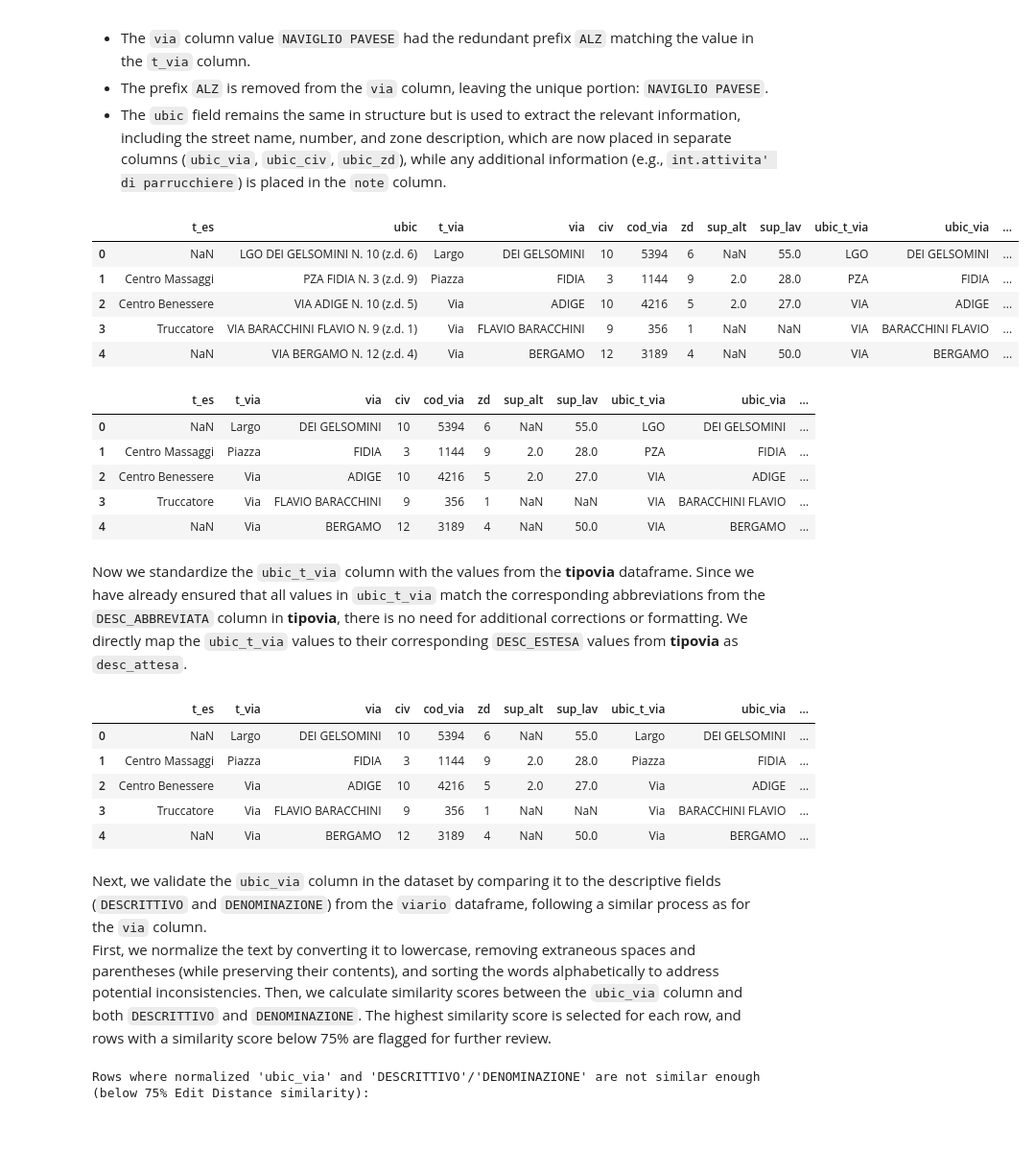
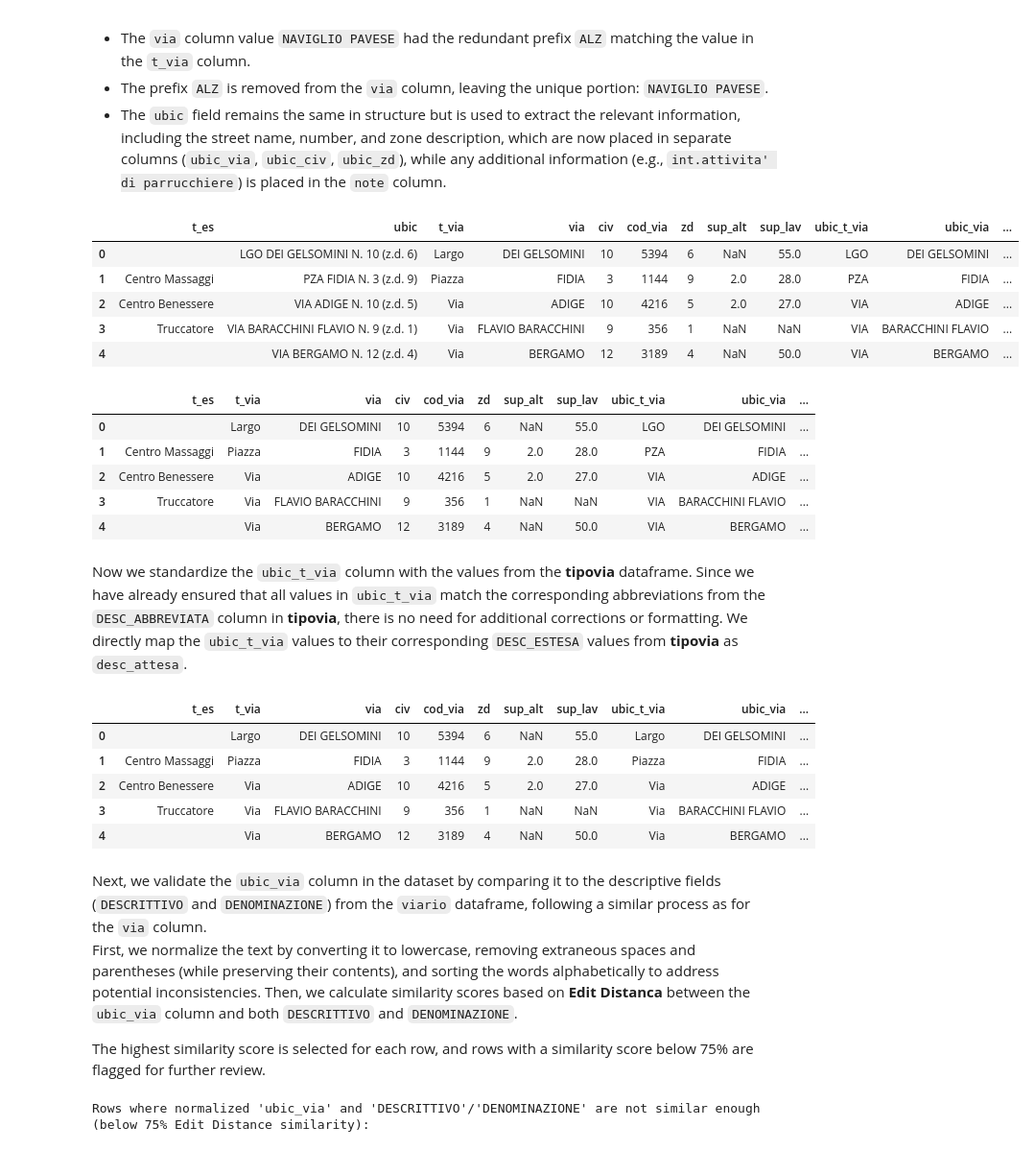
Before and after one commit to madratak/Milan_Services_2012, a Jupyter notebook: notebooks/02-cleaning.ipynb, the cells around one changed output. Shown at 96% size. Cells and saved outputs as stored; diff of their text form; code cells hidden in the pictures.

```diff
--- a/notebooks/02-cleaning.ipynb
+++ b/notebooks/02-cleaning.ipynb
@@ -45,6 +45,7 @@ from scipy.spatial.distance import jaccard
 pd.set_option('display.max_colwidth', None)
 # %%
 SERVICES = pd.read_csv('/kaggle/working/DIQ_Project2024/data/raw/Comune-di-Milano-Servizi-alla-persona-parrucchieri-estetisti.csv',sep=';',encoding='unicode_escape')
+SERVICES["Codice via"] = SERVICES["Codice via"].fillna("").astype(str)
 SERVICES.head()
 # %% [output]
 |  | Tipo esercizio pa | Ubicazione | Tipo via | Via | Civico | Codice via | ZD | Prevalente | ... |
@@ -58,11 +59,17 @@ SERVICES.head()
 During the data cleaning stage, external are used to fix irregular values, among these we have
 # %%
 viario = pd.read_csv('/kaggle/working/DIQ_Project2024/data/external/VIARIO_20241104.csv',sep=';',encoding='unicode_escape')
+viario = viario.astype(str)
+
 centroidi = pd.read_csv('/kaggle/working/DIQ_Project2024/data/external/CENTROIDI_20241104.csv',sep=';',encoding='unicode_escape')
+centroidi = centroidi.astype(str)
+
+
 tipovia = pd.read_csv('/kaggle/working/DIQ_Project2024/data/external/TIPOVIA.csv',sep=';',encoding='unicode_escape')
 viario_centroidi = viario.merge(centroidi, on='CODICE_VIA', how='left')
 
 civici = pd.read_csv('/kaggle/working/DIQ_Project2024/data/external/CiviciCdMI.csv',sep=';',encoding='unicode_escape')
+civici = civici.astype(str)
 # %% [markdown]
 # Wrangling
 
@@ -491,7 +495,6 @@ print("The initial number of Nan in 't_es' column is {}.".format(sum(new_SERVICE
 The initial number of Nan in 't_es' column is 31.
 # %%
 # Ensure both columns are strings and handle NaN values
-new_SERVICES['main'] = new_SERVICES['main'].fillna("").astype(str)
 new_SERVICES['t_es'] = new_SERVICES['t_es'].fillna("").astype(str)
 
 def update_t_es(row):
@@ -599,7 +603,7 @@ if non_integer_values.any():
 else:
     print("All values in 'cod_via' are integers (float equivalents of integers).")
 
-new_SERVICES.cod_via = new_SERVICES.cod_via.astype(float).astype(int)
+new_SERVICES.cod_via = new_SERVICES.cod_via.astype(float).astype(int).astype(str)
 # %% [output]
 All values in 'cod_via' are integers (float equivalents of integers).
 # %% [markdown]
@@ -797,8 +801,6 @@ In this transformation:
 - The prefix `ALZ` is removed from the `via` column, leaving the unique portion: `NAVIGLIO PAVESE`.
 - The `ubic` field remains the same in structure but is used to extract the relevant information, including the street name, number, and zone description, which are now placed in separate columns (`ubic_via`, `ubic_civ`, `ubic_zd`), while any additional information (e.g., `int.attivita' di parrucchiere`) is placed in the `note` column.
 # %%
-new_SERVICES['ubic'] = new_SERVICES['ubic'].fillna("").astype(str)
-
 def split_ubicazione(ubicazione):
     # Initialize variables
     tipo_via = np.nan
@@ -808,6 +810,7 @@ def split_ubicazione(ubicazione):
     note = np.nan
 
     ubicazione = ubicazione.replace("Ã¸", "A")   # Handle lone 'Ã'
+    ubicazione = ubicazione.replace(" n."," N.")
 
     # Split the string into parts
     parts = ubicazione.split(" ")
@@ -821,10 +824,12 @@ def split_ubicazione(ubicazione):
         parts = parts[1:]  # Remove 'Tipo Via' from further processing
 
     # Find "Civico" (number after "N." or "num.")
-    match = re.search(r'\b(?:N\.|num\.)\s*([\w]+)', ubicazione, re.IGNORECASE)
+    # pattern = r'^\d{1,3}(?:/\d{1,3}[A-Z]?)?(?:[A-Z]+)?(?:[A-Z]+P\d{2})?(?:[A-Z]+N\d{2})?(?:[A-Z]+C\d{2})?(?:[A-Z]+G\d{2})?$'
+    pattern = r'\b(?:N\.|num\.)\s*([\w/]+)'
+    match = re.search(pattern, ubicazione, re.IGNORECASE)
     if match:
         civico = match.group(1).strip(";")
-        parts = re.sub(r'\b(?:N\.|num\.)\s*[\w]+', '', ubicazione).split()
+        parts = re.sub(pattern, '', ubicazione).split()
 
     # Extract "ZD" (zone description)
     match_zd = re.search(r'\(z\.d\.\s*(\d+)\)', ubicazione, re.IGNORECASE)
@@ -847,48 +852,48 @@ def split_ubicazione(ubicazione):
     # Identify and extract the "Via" (remaining uppercase parts)
     via_parts = []
     note_parts = []
     for part in parts:
         if part.isupper():  # Uppercase letters are part of "Via"
             via_parts.append(part)
         else:  # Lowercase letters are considered "Note"
             note_parts.append(part)
 
     # Construct the "Via" without the "Tipo Via"
     via_parts = [part for part in via_parts if part != tipo_via]  # Remove 'tipo_via' from 'via_parts'
     via = " ".join(via_parts).strip()
     via =  via.replace(";", "")
     note = " ".join(note_parts).strip(";") if note_parts else np.nan
     if note == "":
         note = np.nan
 
     # Remove leading zeros unless the value contains alphabetic characters
     if civico and civico.isdigit():
         civico = str(int(civico))  # Remove leading zeros by converting to an integer
     elif civico:  # Preserve alphanumeric strings like '012B'
         civico = civico.lstrip("0").upper()  # Strip leading zeros but keep characters intact
 
     return tipo_via, via, civico, zd, note
 
 # Apply the function to create new columns
 new_SERVICES[['ubic_t_via', 'ubic_via', 'ubic_civ', 'ubic_zd', 'note']] = new_SERVICES['ubic'].apply(lambda x: pd.Series(split_ubicazione(x)))
 new_SERVICES.head()
 # %% [output]
 |  | t_es | ubic | t_via | via | civ | cod_via | zd | sup_alt | sup_lav | ubic_t_via | ubic_via | ... |
-| 0 | NaN | LGO DEI GELSOMINI N. 10 (z.d. 6) | Largo | DEI GELSOMINI | 10 | 5394 | 6 | NaN | 55.0 | LGO | DEI GELSOMINI | ... |
+| 0 |  | LGO DEI GELSOMINI N. 10 (z.d. 6) | Largo | DEI GELSOMINI | 10 | 5394 | 6 | NaN | 55.0 | LGO | DEI GELSOMINI | ... |
 | 1 | Centro Massaggi | PZA FIDIA N. 3 (z.d. 9) | Piazza | FIDIA | 3 | 1144 | 9 | 2.0 | 28.0 | PZA | FIDIA | ... |
 | 2 | Centro Benessere | VIA ADIGE N. 10 (z.d. 5) | Via | ADIGE | 10 | 4216 | 5 | 2.0 | 27.0 | VIA | ADIGE | ... |
 | 3 | Truccatore | VIA BARACCHINI FLAVIO N. 9 (z.d. 1) | Via | FLAVIO BARACCHINI | 9 | 356 | 1 | NaN | NaN | VIA | BARACCHINI FLAVIO | ... |
-| 4 | NaN | VIA BERGAMO N. 12 (z.d. 4) | Via | BERGAMO | 12 | 3189 | 4 | NaN | 50.0 | VIA | BERGAMO | ... |
+| 4 |  | VIA BERGAMO N. 12 (z.d. 4) | Via | BERGAMO | 12 | 3189 | 4 | NaN | 50.0 | VIA | BERGAMO | ... |
 # %%
 new_SERVICES = new_SERVICES.drop("ubic", axis=1)
 new_SERVICES.head()
 # %% [output]
 |  | t_es | t_via | via | civ | cod_via | zd | sup_alt | sup_lav | ubic_t_via | ubic_via | ... |
-| 0 | NaN | Largo | DEI GELSOMINI | 10 | 5394 | 6 | NaN | 55.0 | LGO | DEI GELSOMINI | ... |
+| 0 |  | Largo | DEI GELSOMINI | 10 | 5394 | 6 | NaN | 55.0 | LGO | DEI GELSOMINI | ... |
 | 1 | Centro Massaggi | Piazza | FIDIA | 3 | 1144 | 9 | 2.0 | 28.0 | PZA | FIDIA | ... |
 | 2 | Centro Benessere | Via | ADIGE | 10 | 4216 | 5 | 2.0 | 27.0 | VIA | ADIGE | ... |
 | 3 | Truccatore | Via | FLAVIO BARACCHINI | 9 | 356 | 1 | NaN | NaN | VIA | BARACCHINI FLAVIO | ... |
-| 4 | NaN | Via | BERGAMO | 12 | 3189 | 4 | NaN | 50.0 | VIA | BERGAMO | ... |
+| 4 |  | Via | BERGAMO | 12 | 3189 | 4 | NaN | 50.0 | VIA | BERGAMO | ... |
 # %% [markdown]
 Now we standardize the `ubic_t_via` column with the values from the **tipovia** dataframe. Since we have already ensured that all values in `ubic_t_via` match the corresponding abbreviations from the `DESC_ABBREVIATA` column in **tipovia**, there is no need for additional corrections or formatting. We directly map the `ubic_t_via` values to their corresponding `DESC_ESTESA` values from **tipovia** as `desc_attesa`.
 # %%
@@ -902,13 +907,15 @@ new_SERVICES["ubic_t_via"] = new_SERVICES["ubic_t_via"].str.lower().map(ubic_t_v
 new_SERVICES.head()
 # %% [output]
 |  | t_es | t_via | via | civ | cod_via | zd | sup_alt | sup_lav | ubic_t_via | ubic_via | ... |
-| 0 | NaN | Largo | DEI GELSOMINI | 10 | 5394 | 6 | NaN | 55.0 | Largo | DEI GELSOMINI | ... |
+| 0 |  | Largo | DEI GELSOMINI | 10 | 5394 | 6 | NaN | 55.0 | Largo | DEI GELSOMINI | ... |
 | 1 | Centro Massaggi | Piazza | FIDIA | 3 | 1144 | 9 | 2.0 | 28.0 | Piazza | FIDIA | ... |
 | 2 | Centro Benessere | Via | ADIGE | 10 | 4216 | 5 | 2.0 | 27.0 | Via | ADIGE | ... |
 | 3 | Truccatore | Via | FLAVIO BARACCHINI | 9 | 356 | 1 | NaN | NaN | Via | BARACCHINI FLAVIO | ... |
-| 4 | NaN | Via | BERGAMO | 12 | 3189 | 4 | NaN | 50.0 | Via | BERGAMO | ... |
+| 4 |  | Via | BERGAMO | 12 | 3189 | 4 | NaN | 50.0 | Via | BERGAMO | ... |
 # %% [markdown]
-Next, we validate the `ubic_via` column in the dataset by comparing it to the descriptive fields (`DESCRITTIVO` and `DENOMINAZIONE`) from the `viario` dataframe, following a similar process as for the `via` column. <br> First, we normalize the text by converting it to lowercase, removing extraneous spaces and parentheses (while preserving their contents), and sorting the words alphabetically to address potential inconsistencies. Then, we calculate similarity scores between the `ubic_via` column and both `DESCRITTIVO` and `DENOMINAZIONE`. The highest similarity score is selected for each row, and rows with a similarity score below 75% are flagged for further review.
+Next, we validate the `ubic_via` column in the dataset by comparing it to the descriptive fields (`DESCRITTIVO` and `DENOMINAZIONE`) from the `viario` dataframe, following a similar process as for the `via` column. <br> First, we normalize the text by converting it to lowercase, removing extraneous spaces and parentheses (while preserving their contents), and sorting the words alphabetically to address potential inconsistencies. Then, we calculate similarity scores based on **Edit Distanca** between the `ubic_via` column and both `DESCRITTIVO` and `DENOMINAZIONE`.
+
+The highest similarity score is selected for each row, and rows with a similarity score below 75% are flagged for further review.
 # %%
 # Function to normalize the names
 def normalize_string(s):
```
Also changed, not shown: parts of 69 cells of this notebook.
